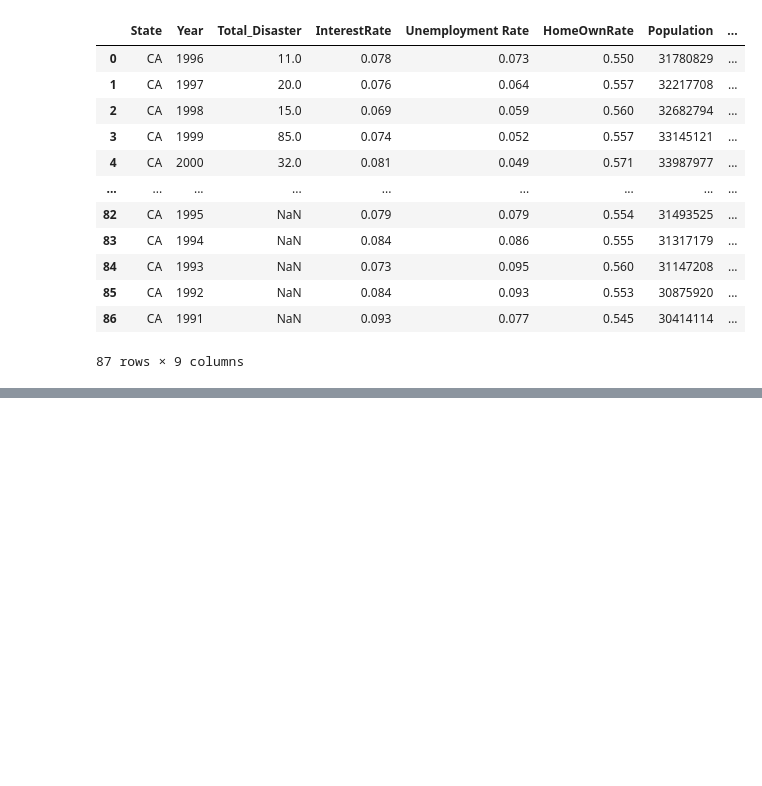
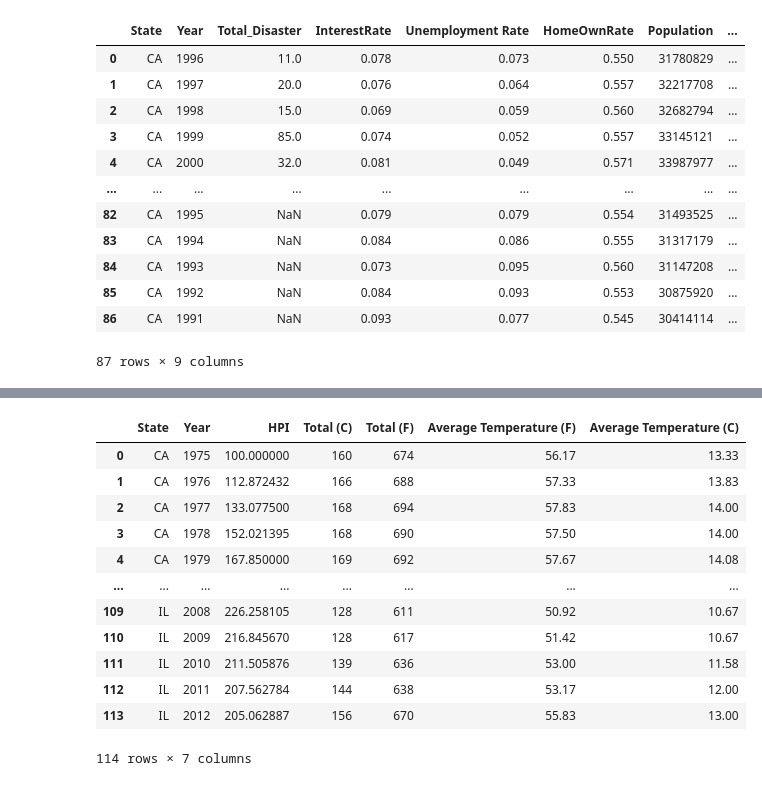
Before and after one commit to connorberek226/Final-Project, a Jupyter notebook: Xi/data_prep.ipynb, the cells around one changed output, grey strips where cells are left out. Saved outputs shown, nothing was run; the diff lists cells and outputs as text; code cells hidden in the pictures; blank space fills up the shorter version.

```diff
--- a/Xi/data_prep.ipynb
+++ b/Xi/data_prep.ipynb
@@ -642,3 +644,7 @@ states_HPI_disa_weather
 states_HPI_disa_weather.to_csv('states_HPI_disa_weather_final2.CSV', index=False)
 # %%
 states_disasters.to_csv('states_disasters.CSV', index=False)
+# %%
+weather_yearly_csv = "data/StateWeatherByYearCleaned.csv"
+weather_yearly = pd.read_csv(weather_yearly_csv)
+weather_yearly.dtypes
@@ -644,0 +659,3 @@ states_disasters.to_csv('states_disasters.CSV', index=False)
+# %%
+weather_yearly = weather_yearly.rename(columns={'year': 'Year'})
+weather_yearly
@@ -644,0 +676,17 @@ states_disasters.to_csv('states_disasters.CSV', index=False)
+# %%
+HPI_weather = pd.merge(left=avg_HPI_final , right=weather_yearly, on=['State','Year'], how='inner')
+HPI_weather
+# %% [output]
+|  | State | Year | HPI | Total (C) | Total (F) | Average Temperature (F) | Average Temperature (C) |
+| 0 | CA | 1975 | 100.000000 | 160 | 674 | 56.17 | 13.33 |
+| 1 | CA | 1976 | 112.872432 | 166 | 688 | 57.33 | 13.83 |
+| 2 | CA | 1977 | 133.077500 | 168 | 694 | 57.83 | 14.00 |
+| 3 | CA | 1978 | 152.021395 | 168 | 690 | 57.50 | 14.00 |
+| 4 | CA | 1979 | 167.850000 | 169 | 692 | 57.67 | 14.08 |
+| ... | ... | ... | ... | ... | ... | ... | ... |
+| 109 | IL | 2008 | 226.258105 | 128 | 611 | 50.92 | 10.67 |
+| 110 | IL | 2009 | 216.845670 | 128 | 617 | 51.42 | 10.67 |
+| 111 | IL | 2010 | 211.505876 | 139 | 636 | 53.00 | 11.58 |
+| 112 | IL | 2011 | 207.562784 | 144 | 638 | 53.17 | 12.00 |
+| 113 | IL | 2012 | 205.062887 | 156 | 670 | 55.83 | 13.00 |
+114 rows × 7 columns
```
Also changed, not shown: parts of 6 cells of this notebook, 3 other files.
